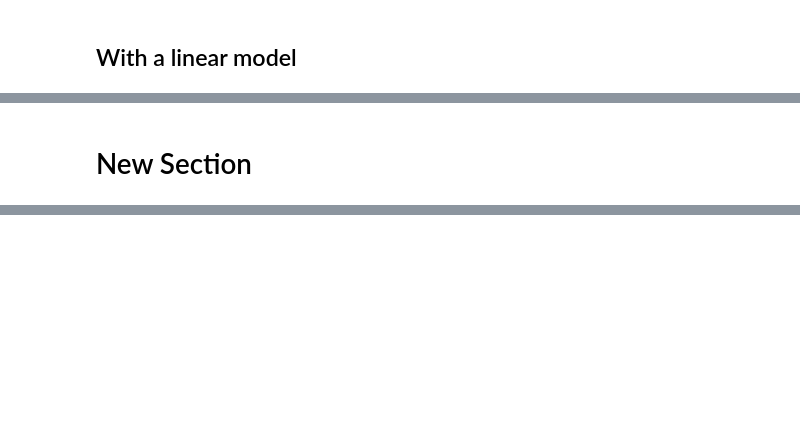
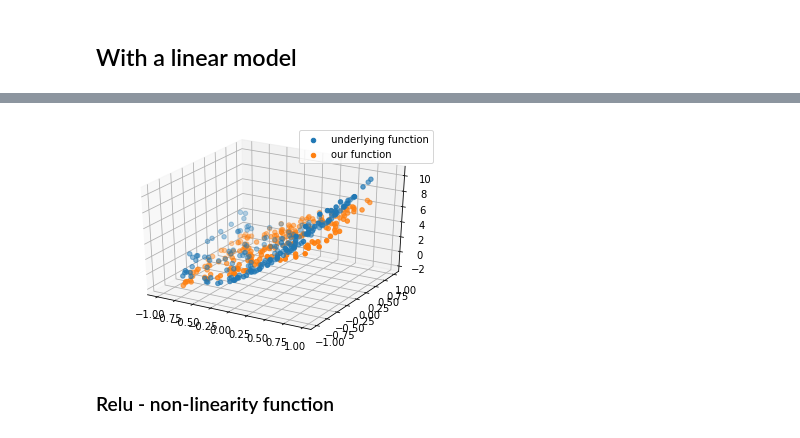
Before and after one commit to DongyounKim/basic_step, a Jupyter notebook: Linear_Regression.ipynb, the cells around one changed output, grey strips where cells are left out. Drawn from its saved outputs; the diff is of its cells as text; code cells hidden in the pictures; blank space fills up the shorter version.

```diff
--- a/Linear_Regression.ipynb
+++ b/Linear_Regression.ipynb
@@ -183,2 +226,7 @@ drive.mount('/content/drive')
-# %% [markdown]
-# New Section
+# %%
+loss_non = MSE()
+linear_non = basic_linear(d_non)
+##?? The output of basic_linear is x @ weight.T + bias -> but it is non-linear function...!!
+fit(x_non, y_true_non, model=linear_non, loss=loss_non, lr=0.1, num_epochs=40)
+plot_graph(x_non, y_true_non, linear_non(x_non))
+# %% [output]
@@ -184,0 +250,3 @@ drive.mount('/content/drive')
+[figure, added]
+# %% [markdown]
+### Relu - non-linearity function
```
Also changed, not shown: parts of 31 cells of this notebook.
